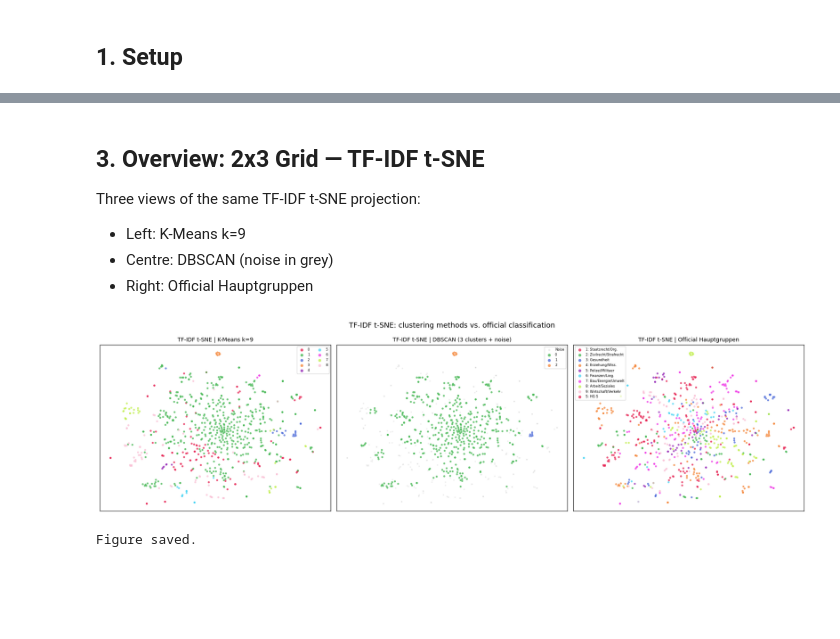
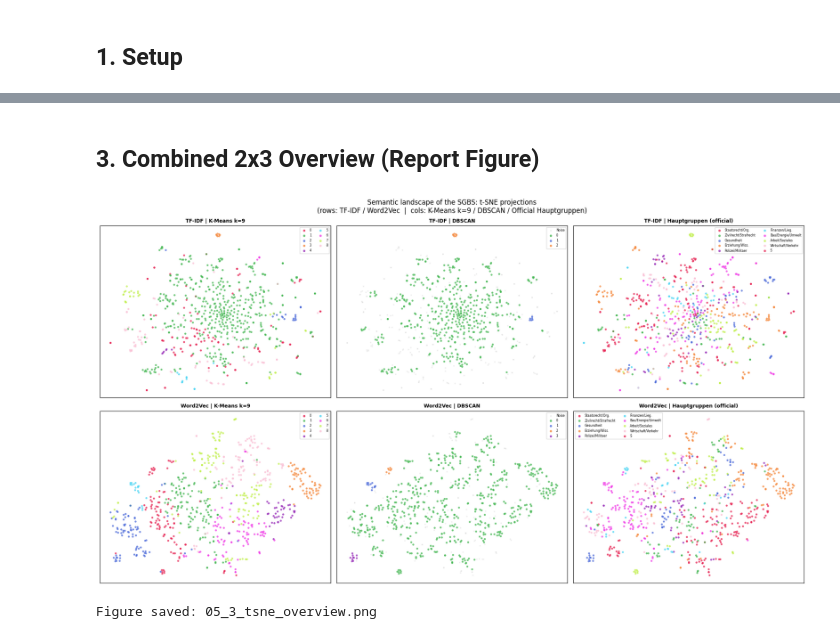
Before and after one commit to bernhardeymann/Unsupervised_ML_2026, a Jupyter notebook: notebooks/05_3_visualization.ipynb, the cells around one changed output, grey strips where cells are left out. Saved outputs shown, nothing was run; the diff lists cells and outputs as text; code cells hidden in the pictures; blank space fills up the shorter version.

Commit message:
Streamline notebooks: add 06_digitalization, slim 05_3_visualization, retire 06_iteration and 07_synthesis

```diff
--- a/notebooks/05_3_visualization.ipynb
+++ b/notebooks/05_3_visualization.ipynb
@@ -96,64 +99,31 @@ Colour palettes ready.
 # %% [markdown]
-## 3. Overview: 2x3 Grid — TF-IDF t-SNE
-
-Three views of the same TF-IDF t-SNE projection:
-- Left: K-Means k=9
-- Centre: DBSCAN (noise in grey)
-- Right: Official Hauptgruppen
+## 3. Combined 2x3 Overview (Report Figure)
 # %%
-def scatter_tsne(ax, X2d, labels, colors, title, label_map=None, noise_label=-1):
-    unique = sorted(set(labels))
-    for i, lbl in enumerate(unique):
-        mask  = np.array(labels) == lbl
-        color = '#cccccc' if lbl == noise_label else colors[i % len(colors)]
-        alpha = 0.35 if lbl == noise_label else 0.75
-        size  = 6 if lbl == noise_label else 12
-        name  = 'Noise' if lbl == noise_label else (
-            label_map.get(str(lbl), str(lbl)) if label_map else str(lbl)
-        )
-        ax.scatter(X2d[mask, 0], X2d[mask, 1], s=size, alpha=alpha,
-                   color=color, label=name, linewidths=0)
-    ax.set_title(title, fontsize=10)
-    ax.set_xticks([]); ax.set_yticks([])
-    leg = ax.legend(fontsize=6, markerscale=1.5, loc='best',
-                    framealpha=0.7, ncol=2 if len(unique) > 6 else 1)
-    return leg
+fig, axes = plt.subplots(2, 3, figsize=(18, 10))
 
-fig, axes = plt.subplots(1, 3, figsize=(18, 5))
+configs = [
+    # (row, col, X2d,          labels,              title,                               label_map)
+    (0, 0, X_tfidf_tsne, km_tfidf_9.tolist(),   "TF-IDF | K-Means k=9",             None),
+    (0, 1, X_tfidf_tsne, dbscan_tfidf.tolist(), "TF-IDF | DBSCAN",                  None),
+    (0, 2, X_tfidf_tsne, hg_labels,             "TF-IDF | Hauptgruppen (official)",  HAUPTGRUPPEN),
+    (1, 0, X_w2v_tsne,   km_w2v_9.tolist(),     "Word2Vec | K-Means k=9",            None),
+    (1, 1, X_w2v_tsne,   dbscan_w2v.tolist(),   "Word2Vec | DBSCAN",                 None),
+    (1, 2, X_w2v_tsne,   hg_labels,             "Word2Vec | Hauptgruppen (official)", HAUPTGRUPPEN),
+]
 
-# K-Means k=9
-scatter_tsne(axes[0], X_tfidf_tsne,
-             results['cluster_tfidf_9'].tolist(),
-             HG_COLORS,
-             f"TF-IDF t-SNE | K-Means k=9")
+for row, col, X2d, labels, title, label_map in configs:
+    scatter_tsne(axes[row, col], X2d, labels, HG_COLORS, title, label_map=label_map)
 
-# DBSCAN
-scatter_tsne(axes[1], X_tfidf_tsne,
-             results['cluster_dbscan_tfidf'].tolist(),
-             HG_COLORS,
-             f"TF-IDF t-SNE | DBSCAN (3 clusters + noise)",
-             noise_label=-1)
-
-# Official Hauptgruppen
-hg_labels = df['hauptgruppe'].tolist()
-hg_unique = sorted(set(hg_labels))
-hg_color_map = {k: HG_COLORS[i % len(HG_COLORS)] for i, k in enumerate(hg_unique)}
-for i, hg in enumerate(hg_unique):
-    mask = np.array(hg_labels) == hg
-    label = HAUPTGRUPPEN.get(hg, f'HG {hg}')
-    axes[2].scatter(X_tfidf_tsne[mask, 0], X_tfidf_tsne[mask, 1],
-                    s=12, alpha=0.75, color=HG_COLORS[i % len(HG_COLORS)],
-                    label=f"{hg}: {label}", linewidths=0)
-axes[2].set_title("TF-IDF t-SNE | Official Hauptgruppen", fontsize=10)
-axes[2].set_xticks([]); axes[2].set_yticks([])
-axes[2].legend(fontsize=6, markerscale=1.5, loc='best', framealpha=0.7)
-
-plt.suptitle("TF-IDF t-SNE: clustering methods vs. official classification", fontsize=13)
+plt.suptitle(
+    "Semantic landscape of the SGBS: t-SNE projections\n"
+    "(rows: TF-IDF / Word2Vec  |  cols: K-Means k=9 / DBSCAN / Official Hauptgruppen)",
+    fontsize=12
+)
 plt.tight_layout()
-plt.savefig("../report/figures/05_3_tsne_tfidf.png", dpi=150, bbox_inches='tight')
+plt.savefig("../report/figures/05_3_tsne_overview.png", dpi=150, bbox_inches='tight')
 plt.show()
-print("Figure saved.")
+print("Figure saved: 05_3_tsne_overview.png")
 # %% [output]
-[figure, old version]
+[figure, new version]
-Figure saved.
+Figure saved: 05_3_tsne_overview.png
 # %% [markdown]
```
Also changed, not shown: parts of 11 cells of this notebook, 1 other file.
